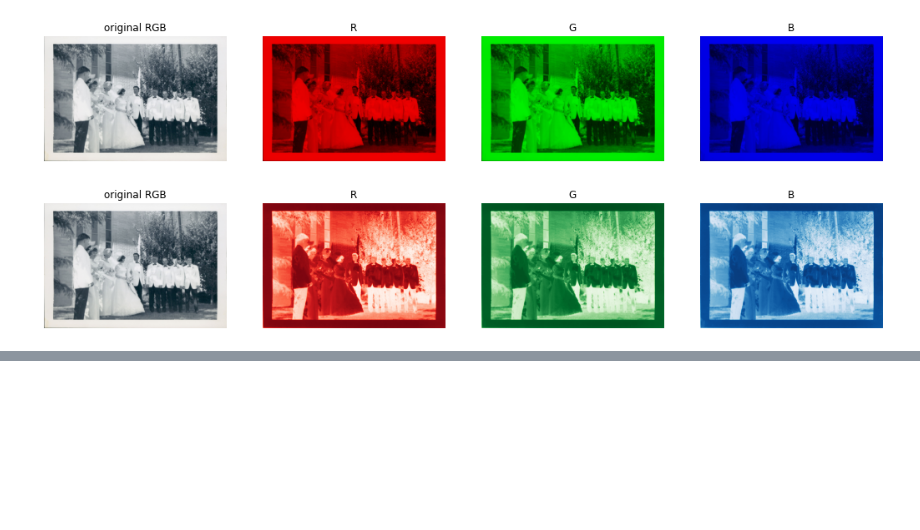
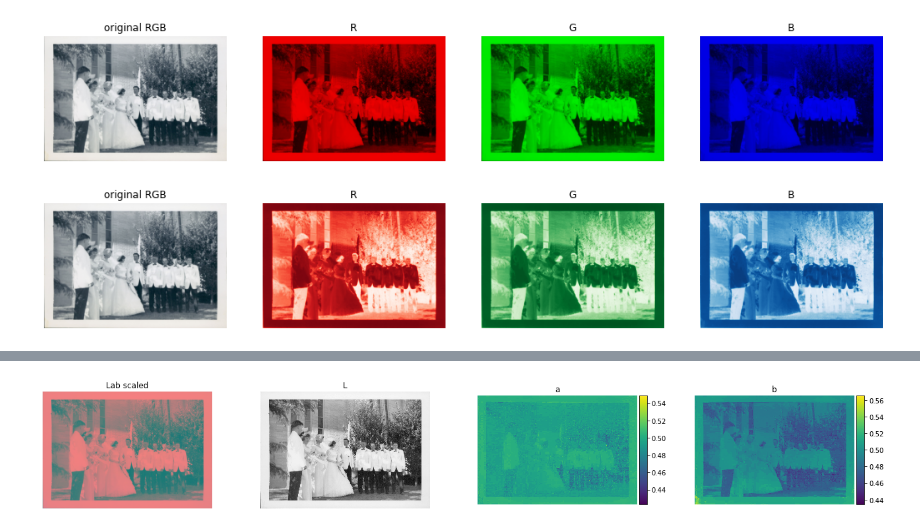
Before and after one commit to Bryan-Lange/Colorized-Family-Photos, a Jupyter notebook: photos.ipynb, the cells around one changed output, grey strips where cells are left out. Cells and saved outputs as stored; diff of their text form; code cells hidden in the pictures; blank space fills up the shorter version.

```diff
--- a/photos.ipynb
+++ b/photos.ipynb
@@ -112,0 +128,15 @@ plt.show()
+# %%
+#scale the lab image
+image_lab_scaled = (image_lab + [0, 128, 128]) / [100, 255, 255]
+fig, ax = plt.subplots(1, 4, figsize = (18, 30))
+ax[0].imshow(image_lab_scaled)
+ax[0].axis('off')
+ax[0].set_title('Lab scaled')
+for i, col in enumerate(['L', 'a', 'b'], 1):
+    imshow(image_lab_scaled[:, :, i-1], ax=ax[i])
+    ax[i].axis('off')
+    ax[i].set_title(col)
+
+fig.show()
+# %% [output]
+[figure, added]
```
Also changed, not shown: parts of 3 cells of this notebook.
